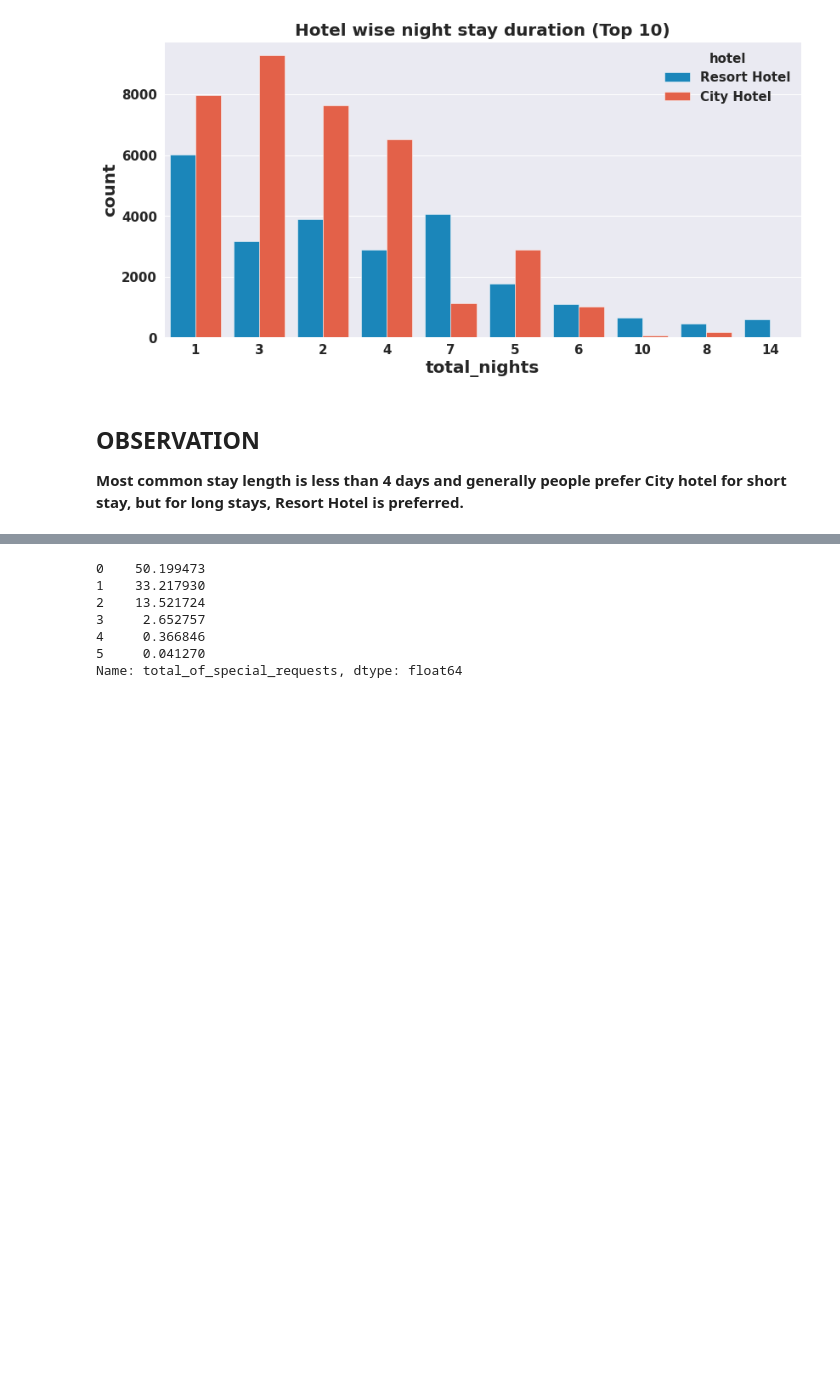
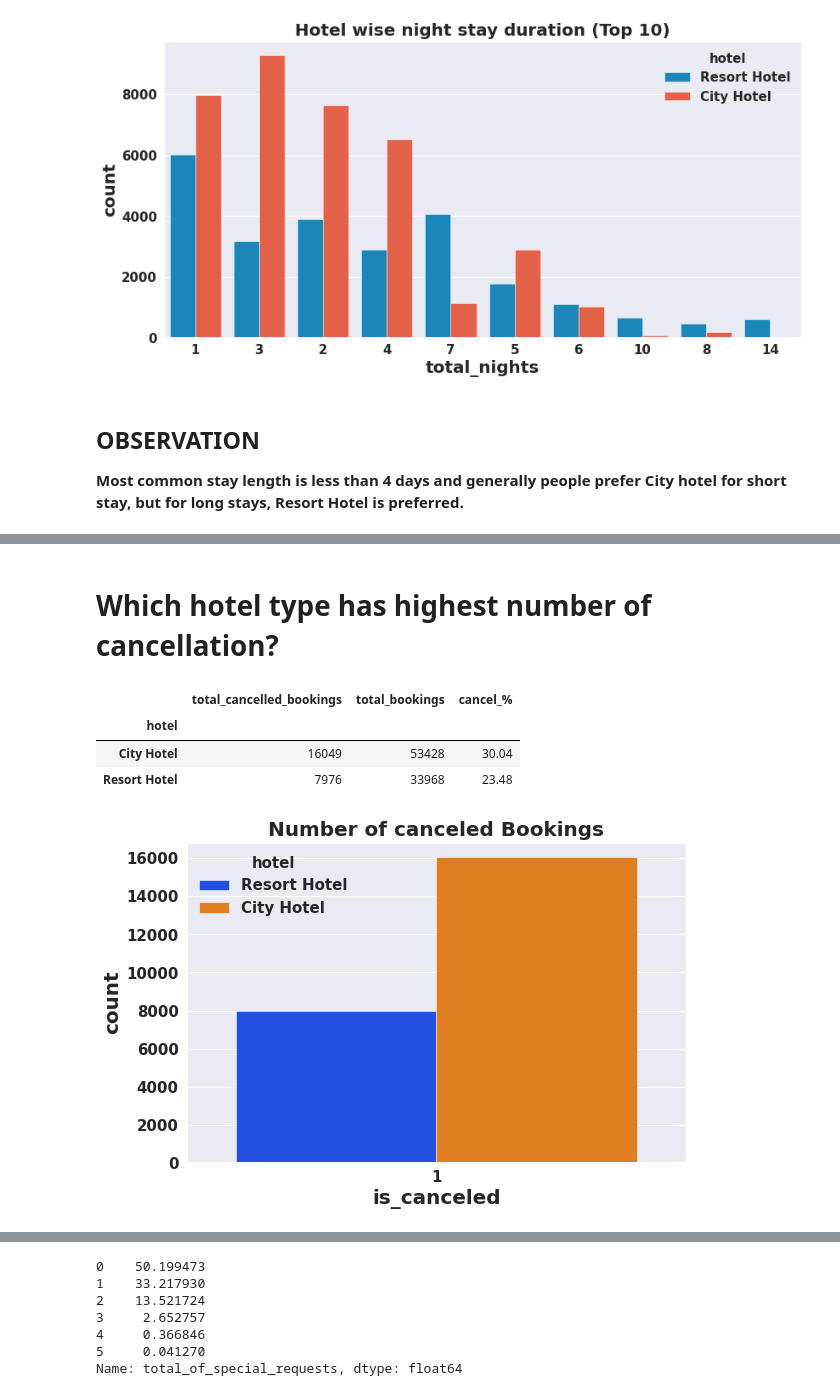
Before and after one commit to neerajac19/Hotel-Booking-Analysis-EDA, a Jupyter notebook: Hotel_Booking_Analysis_EDA_Capstone_Project.ipynb, the cells around one changed output, grey strips where cells are left out. Drawn from its saved outputs; the diff is of its cells as text; code cells hidden in the pictures; blank space fills up the shorter version.

```diff
--- a/Hotel_Booking_Analysis_EDA_Capstone_Project.ipynb
+++ b/Hotel_Booking_Analysis_EDA_Capstone_Project.ipynb
@@ -639,0 +563,28 @@ sns.boxplot(x='is_canceled',y='lead_time',data=df)
+# %% [markdown]
+# **Which hotel type has highest number of cancellation?**
+# %%
+# Selecting and counting number of cancelled bookings for each hotel.
+cancelled_data = df[df['is_canceled']==1]
+cancel_grp = cancelled_data.groupby('hotel')
+D1 = pd.DataFrame(cancel_grp.size()).rename(columns = {0:'total_cancelled_bookings'})
+
+# Counting total number of bookings for each type of hotel
+grouped_by_hotel = df.groupby('hotel')
+total_booking = grouped_by_hotel.size()
+D2 = pd.DataFrame(total_booking).rename(columns = {0: 'total_bookings'})
+D3 = pd.concat([D1,D2], axis = 1)
+
+# Calculating cancel percentage
+D3['cancel_%'] = round((D3['total_cancelled_bookings']/D3['total_bookings'])*100,2)
+D3
+# %% [output]
+|  | total_cancelled_bookings | total_bookings | cancel_% |
+| hotel |  |  |  |
+| City Hotel | 16049 | 53428 | 30.04 |
+| Resort Hotel | 7976 | 33968 | 23.48 |
+# %%
+canceled_room= df[df['is_canceled']==1]
+sns.countplot(data=canceled_room,x='is_canceled', hue='hotel', palette='bright').set_title('Number of canceled Bookings')
+plt.show()
+# %% [output]
+[figure, added]
```
Also changed, not shown: parts of 46 cells of this notebook.
